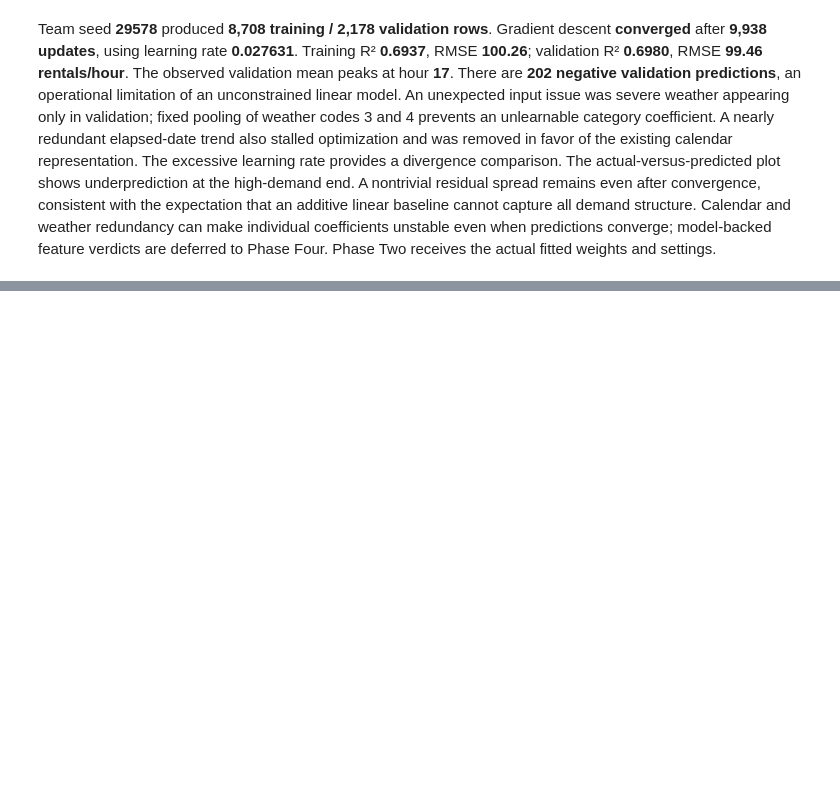
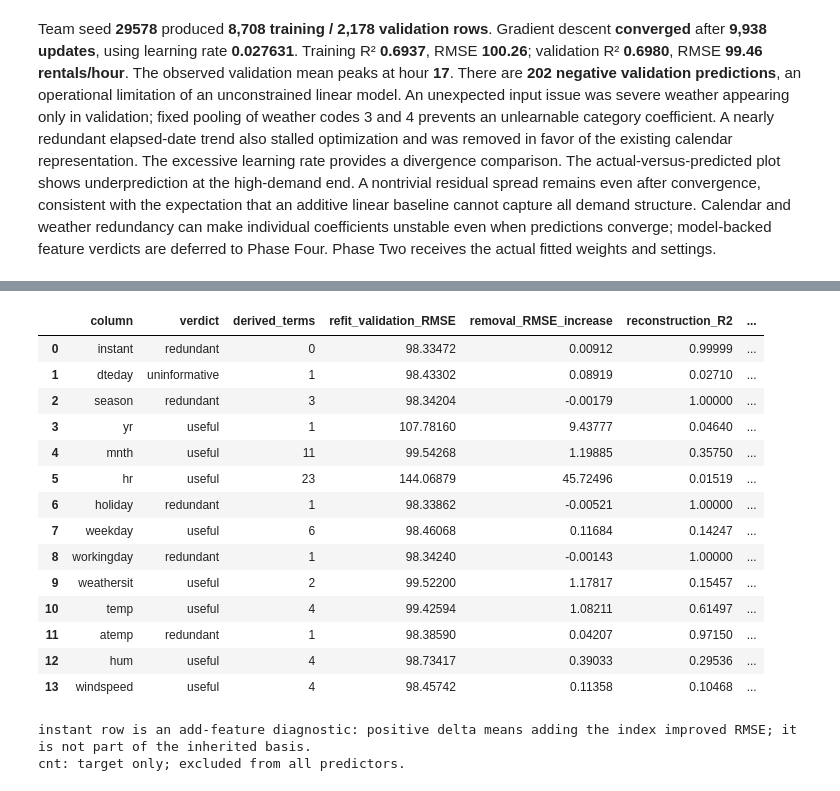
Before and after one commit to MohamedSameh77/machine-learning-project-I, a Jupyter notebook: bike_sharing_demand.ipynb, the cells around one changed output, grey strips where cells are left out. Saved outputs shown, nothing was run; the diff lists cells and outputs as text; code cells hidden in the pictures; blank space fills up the shorter version.

```diff
--- a/bike_sharing_demand.ipynb
+++ b/bike_sharing_demand.ipynb
@@ -447,0 +1150,63 @@ Team seed **29578** produced **8,708 training / 2,178 validation rows**. Gradien
+# %%
+phase_four_groups={
+    "yr":["yr"],"holiday":["holiday"],"workingday":["workingday"],
+    "temp":[f for f in phase_four_names if f=="temp" or f.startswith("temp^")],
+    "atemp":["atemp"],"hum":[f for f in phase_four_names if f=="hum" or f.startswith("hum^")],
+    "windspeed":[f for f in phase_four_names if f=="windspeed" or f.startswith("windspeed^")],
+    "dteday":["day_of_month"]}
+for original in ["hr","season","weathersit","weekday","mnth"]:
+    phase_four_groups[original]=[f for f in phase_four_names if f.startswith(original+"_")]
+
+def reconstruction_r2(train_other,val_other,train_group,val_group):
+    A=np.column_stack([np.ones(len(train_other)),train_other])
+    B=np.column_stack([np.ones(len(val_other)),val_other])
+    coefficients=np.linalg.lstsq(A,train_group,rcond=None)[0]
+    denominator=float(((val_group-val_group.mean(axis=0))**2).sum())
+    return float(1-((val_group-B@coefficients)**2).sum()/denominator) if denominator else 0.
+
+phase_four_verdict_rows=[]
+for original in [c for c in train_all if c not in ["instant","cnt"]]:
+    indices=[phase_four_names.index(f) for f in phase_four_groups[original]]
+    keep=[i for i in range(len(phase_four_names)) if i not in indices]
+    ablated=fit_regularized(phase_four_X[:,keep],y_train,phase_four_best["lambda"],phase_four_best["l1_ratio"],phase_four_best["weights"][keep])
+    ablated_score=regression_metrics(y_val,regularized_predict(ablated,phase_four_V[:,keep]))
+    delta=ablated_score["RMSE"]-phase_four_best_metrics["RMSE"]
+    reconstruction=reconstruction_r2(phase_four_X[:,keep],phase_four_V[:,keep],phase_four_X[:,indices],phase_four_V[:,indices])
+    verdict="useful" if delta>0.1 else ("redundant" if reconstruction>=0.9 else "uninformative")
+    phase_four_verdict_rows.append({"column":original,"verdict":verdict,"derived_terms":len(indices),
+        "refit_validation_RMSE":ablated_score["RMSE"],"removal_RMSE_increase":delta,"reconstruction_R2":reconstruction,
+        "lasso_nonzero":sum(phase_four_lasso["weights"][i]!=0 for i in indices),
+        "elastic_nonzero":sum(phase_four_elastic["weights"][i]!=0 for i in indices)})
+instant_mean=float(train_df.instant.mean()); instant_scale=float(train_df.instant.std(ddof=0))
+instant_train=((train_df.instant.to_numpy()-instant_mean)/instant_scale)[:,None]
+instant_val=((val_df.instant.to_numpy()-instant_mean)/instant_scale)[:,None]
+instant_augmented=fit_regularized(np.column_stack([phase_four_X,instant_train]),y_train,phase_four_best["lambda"],phase_four_best["l1_ratio"],np.r_[phase_four_best["weights"],0.])
+instant_score=regression_metrics(y_val,regularized_predict(instant_augmented,np.column_stack([phase_four_V,instant_val])))
+instant_gain=phase_four_best_metrics["RMSE"]-instant_score["RMSE"]
+instant_reconstruction=reconstruction_r2(phase_four_X,phase_four_V,instant_train,instant_val)
+phase_four_verdict_rows.append({"column":"instant","verdict":"useful" if instant_gain>0.1 else ("redundant" if instant_reconstruction>=0.9 else "uninformative"),
+    "derived_terms":0,"refit_validation_RMSE":instant_score["RMSE"],"removal_RMSE_increase":instant_gain,
+    "reconstruction_R2":instant_reconstruction,"lasso_nonzero":0,"elastic_nonzero":0})
+phase_four_verdicts=pd.DataFrame(phase_four_verdict_rows).set_index("column").loc[[c for c in train_all if c!="cnt"]].reset_index()
+assert set(phase_four_verdicts.column)==set(train_all.columns)-{"cnt"}
+display(phase_four_verdicts.round(5))
+print("instant row is an add-feature diagnostic: positive delta means adding the index improved RMSE; it is not part of the inherited basis.")
+print("cnt: target only; excluded from all predictors.")
+# %% [output]
+|  | column | verdict | derived_terms | refit_validation_RMSE | removal_RMSE_increase | reconstruction_R2 | ... |
+| 0 | instant | redundant | 0 | 98.33472 | 0.00912 | 0.99999 | ... |
+| 1 | dteday | uninformative | 1 | 98.43302 | 0.08919 | 0.02710 | ... |
+| 2 | season | redundant | 3 | 98.34204 | -0.00179 | 1.00000 | ... |
+| 3 | yr | useful | 1 | 107.78160 | 9.43777 | 0.04640 | ... |
+| 4 | mnth | useful | 11 | 99.54268 | 1.19885 | 0.35750 | ... |
+| 5 | hr | useful | 23 | 144.06879 | 45.72496 | 0.01519 | ... |
+| 6 | holiday | redundant | 1 | 98.33862 | -0.00521 | 1.00000 | ... |
+| 7 | weekday | useful | 6 | 98.46068 | 0.11684 | 0.14247 | ... |
+| 8 | workingday | redundant | 1 | 98.34240 | -0.00143 | 1.00000 | ... |
+| 9 | weathersit | useful | 2 | 99.52200 | 1.17817 | 0.15457 | ... |
+| 10 | temp | useful | 4 | 99.42594 | 1.08211 | 0.61497 | ... |
+| 11 | atemp | redundant | 1 | 98.38590 | 0.04207 | 0.97150 | ... |
+| 12 | hum | useful | 4 | 98.73417 | 0.39033 | 0.29536 | ... |
+| 13 | windspeed | useful | 4 | 98.45742 | 0.11358 | 0.10468 | ... |
+instant row is an add-feature diagnostic: positive delta means adding the index improved RMSE; it is not part of the inherited basis.
+cnt: target only; excluded from all predictors.
```
Also changed, not shown: parts of 41 cells of this notebook, 4 other files.
